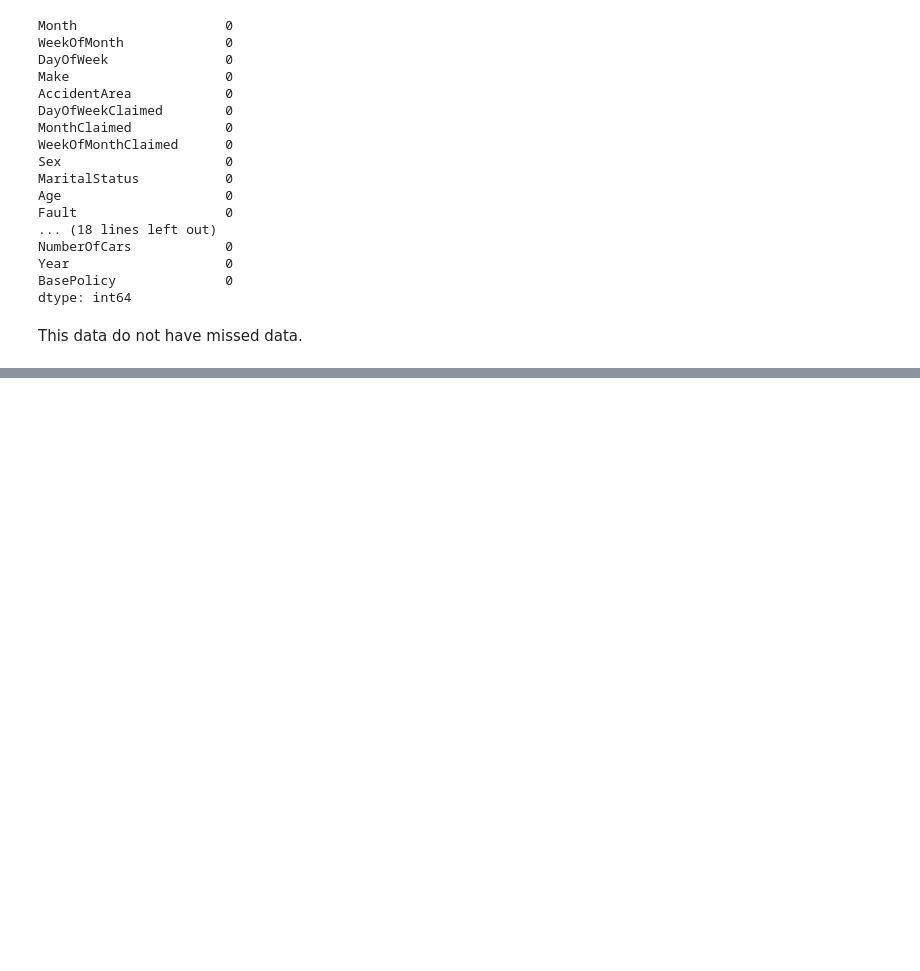
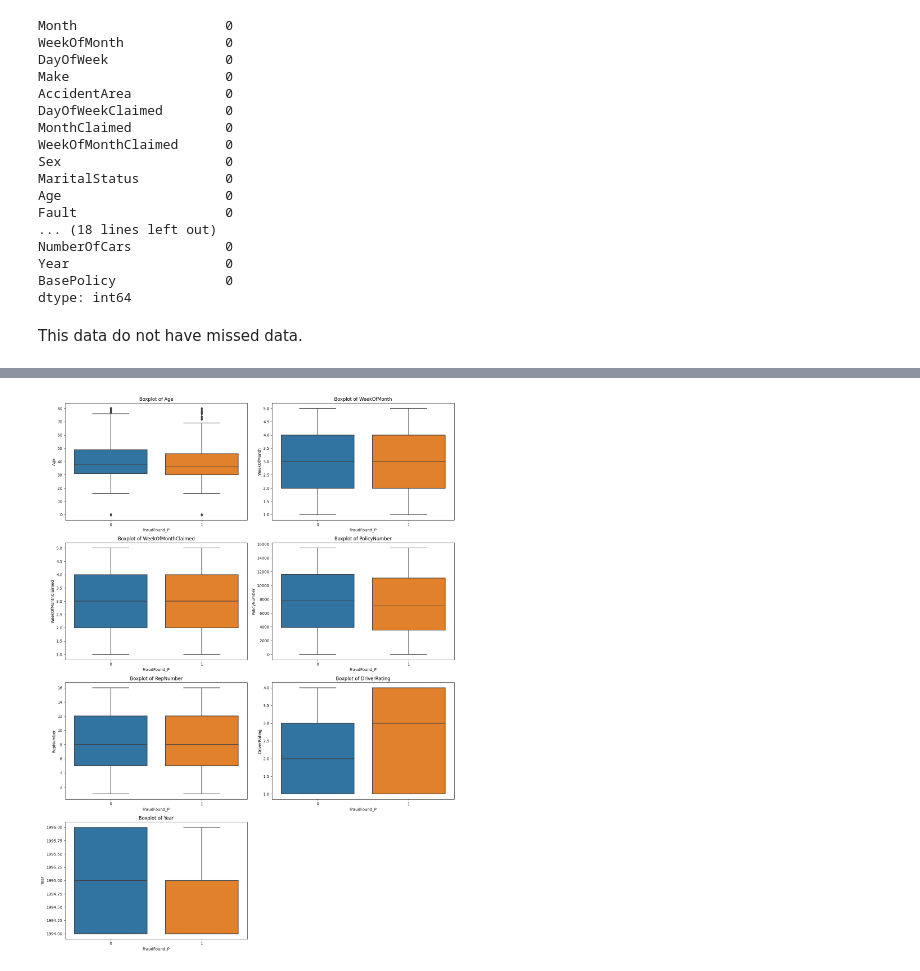
Before and after one commit to Alirezarahhmati/KaggleClaimFraudClassification, a Jupyter notebook: FraudDetector.ipynb, the cells around one changed output, grey strips where cells are left out. Saved outputs shown, nothing was run; the diff lists cells and outputs as text; code cells hidden in the pictures; blank space fills up the shorter version.

```diff
--- a/FraudDetector.ipynb
+++ b/FraudDetector.ipynb
@@ -127,0 +105,35 @@ for col in categorical_cols:
+# %%
+import matplotlib.pyplot as plt
+import seaborn as sns
+
+# Boxplot of continuous features
+continuous_cols = ['Age', 'WeekOfMonth', 'WeekOfMonthClaimed', 'PolicyNumber', 'RepNumber', 'DriverRating', 'Year']
+
+# Calculate the number of rows and columns for subplots
+num_plots = len(continuous_cols)
+num_rows = int(num_plots/2) + num_plots%2
+num_cols = 2
+
+# Create a figure with subplots
+fig, axes = plt.subplots(num_rows, num_cols, figsize=(15, 20))
+
+# Flatten the axes array for easier iteration
+axes = axes.flatten()
+
+# Iterate over continuous columns and create subplots
+for i, col in enumerate(continuous_cols):
+    ax = axes[i]
+    sns.boxplot(x='FraudFound_P', y=col, data=data, ax=ax)
+    ax.set_title(f'Boxplot of {col}')
+
+# Remove any unused subplots
+for j in range(i+1, len(axes)):
+    fig.delaxes(axes[j])
+
+# Adjust the spacing between subplots
+fig.tight_layout()
+
+# Show the plot
+plt.show()
+# %% [output]
+[figure, added]
```
Also changed, not shown: parts of 7 cells of this notebook.
